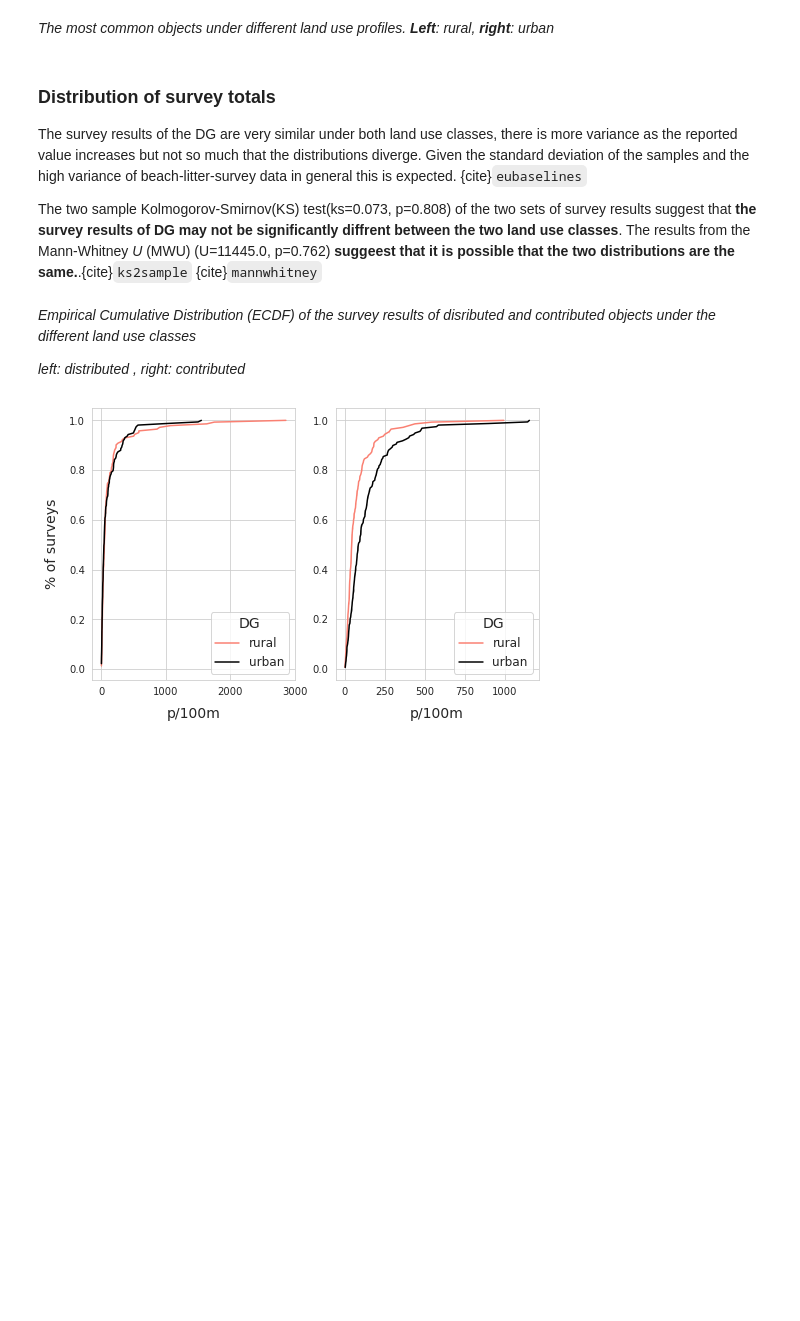
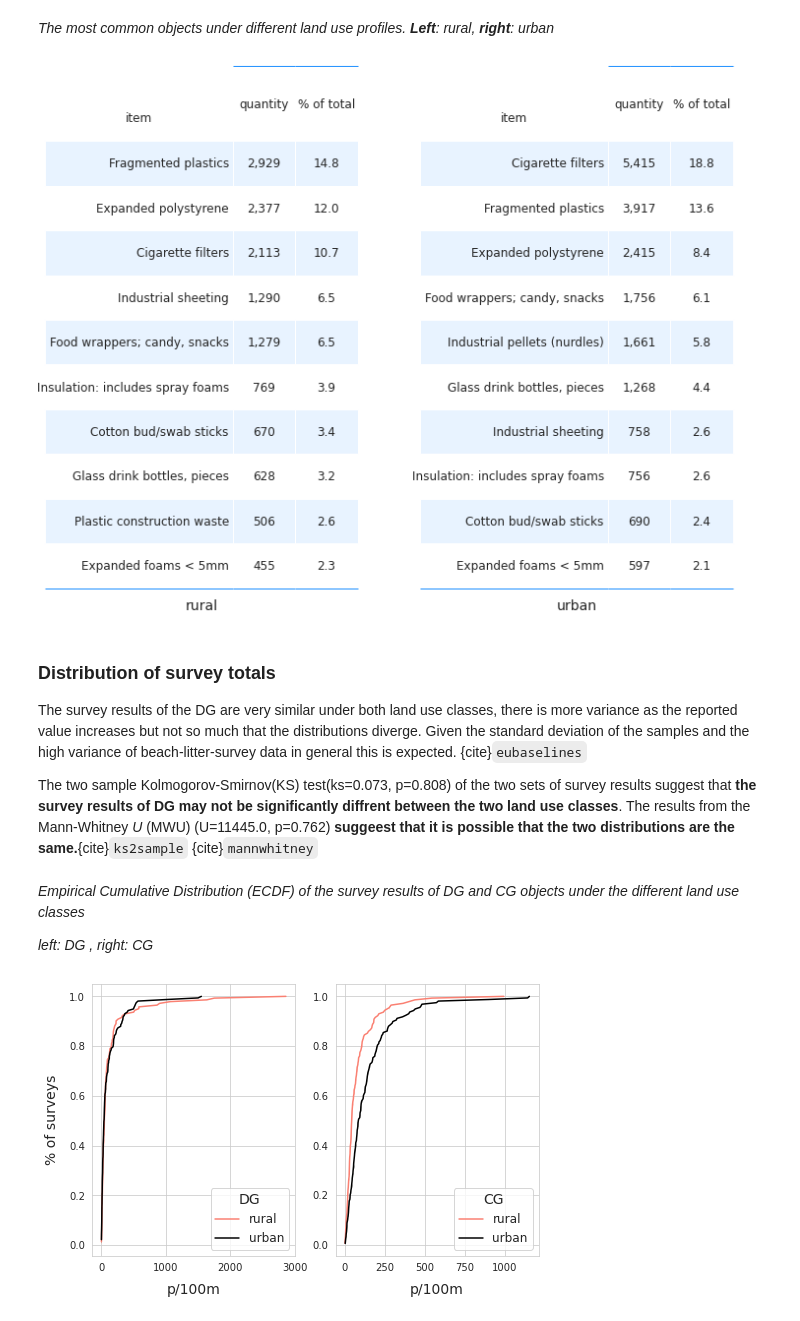
Before and after one commit to hammerdirt-analyst/IQAASL-End-0f-Sampling-2021, a Jupyter notebook: assessing_transport.ipynb, the cells around one changed output. Saved outputs shown, nothing was run; the diff lists cells and outputs as text; code cells hidden in the pictures; blank space fills up the shorter version.

```diff
--- a/assessing_transport.ipynb
+++ b/assessing_transport.ipynb
@@ -858,13 +810,58 @@ plt.show()
 # %% [markdown]
 *The most common objects under different land use profiles. __Left__: rural, __right__: urban*
+# %%
+rur_10 = grtr_10[grtr_10.location.isin(less_than)&(grtr_10.code.isin(most_common))].groupby('code', as_index=False).quantity.sum().sort_values(by='quantity', ascending=False)[:10]
+urb_10 = grtr_10[grtr_10.location.isin(grt_than)&(grtr_10.code.isin(most_common))].groupby('code', as_index=False).quantity.sum().sort_values(by='quantity', ascending=False)[:10]
+
+rur_tot = grtr_10[grtr_10.location.isin(less_than)].quantity.sum()
+urb_tot = grtr_10[grtr_10.location.isin(grt_than)].quantity.sum()
+
+rur_10['item'] = rur_10.code.map(lambda x: code_description_map.loc[x])
+urb_10['item'] = urb_10.code.map(lambda x: code_description_map.loc[x])
+
+rur_10["% of total"] = ((rur_10.quantity/rur_tot)*100).round(1)
+urb_10["% of total"] = ((urb_10.quantity/urb_tot)*100).round(1)
+
+# make tables
+fig, axs = plt.subplots(1, 2, figsize=(10,8))
+
+# summary table
+# names for the table columns
+a_col = [top_name[0], 'total']
+
+axone = axs[0]
+axtwo = axs[1]
+
+ut.hide_spines_ticks_grids(axone)
+ut.hide_spines_ticks_grids(axtwo)
+
+data_one = rur_10[['item', 'quantity', "% of total"]].copy()
+data_two = urb_10[['item', 'quantity', "% of total"]].copy()
+
+for a_df in [data_one, data_two]:
+    a_df['quantity'] = a_df.quantity.map(lambda x: F"{x:,}")
+
+a_table = axone.table(cellText=data_one.values,  colLabels=data_one.columns, colWidths=[.6,*[.2]*2], loc='lower center', bbox=[0,0,1,1])
+the_material_table_data = sut.make_a_summary_table(a_table,data_one.values,data_one.columns, s_et_bottom_row=True)
+
+a_table = axtwo.table(cellText=data_two.values,  colLabels=data_one.columns, colWidths=[.6,*[.2]*2], loc='lower center', bbox=[0,0,1,1])
+the_material_table_data = sut.make_a_summary_table(a_table,data_one.values,data_one.columns, s_et_bottom_row=True)
+
+axone.set_xlabel("rural", **ck.xlab_k14)
+axtwo.set_xlabel("urban", **ck.xlab_k14)
+plt.tight_layout()
+plt.subplots_adjust(wspace=0.2)
+plt.show()
+# %% [output]
+[figure, added]
 # %% [markdown]
 ### Distribution of survey totals
 
 The survey results of the DG are very similar under both land use classes, there is more variance as the reported value increases but not so much that the distributions diverge. Given the standard deviation of the samples and the high variance of beach-litter-survey data in general this is expected. {cite}`eubaselines`
 
-The two sample Kolmogorov-Smirnov(KS) test(ks=0.073, p=0.808) of the two sets of survey results suggest that **the survey results of DG  may not be significantly diffrent between the two land use classes**. The results from the Mann-Whitney *U* (MWU) (U=11445.0, p=0.762) **suggeest that it is possible that the two distributions are the same.**.{cite}`ks2sample` {cite}`mannwhitney`
+The two sample Kolmogorov-Smirnov(KS) test(ks=0.073, p=0.808) of the two sets of survey results suggest that **the survey results of DG  may not be significantly diffrent between the two land use classes**. The results from the Mann-Whitney *U* (MWU) (U=11445.0, p=0.762) **suggeest that it is possible that the two distributions are the same.**{cite}`ks2sample` {cite}`mannwhitney`
 # %% [markdown]
-*Empirical Cumulative Distribution (ECDF) of the survey results of disributed and contributed objects under the different land use classes*
+*Empirical Cumulative Distribution (ECDF) of the survey results of DG and CG objects under the different land use classes*
 
-*left: distributed , right: contributed*
+*left: DG , right: CG*
 # %%
```
Also changed, not shown: parts of 21 cells of this notebook.
